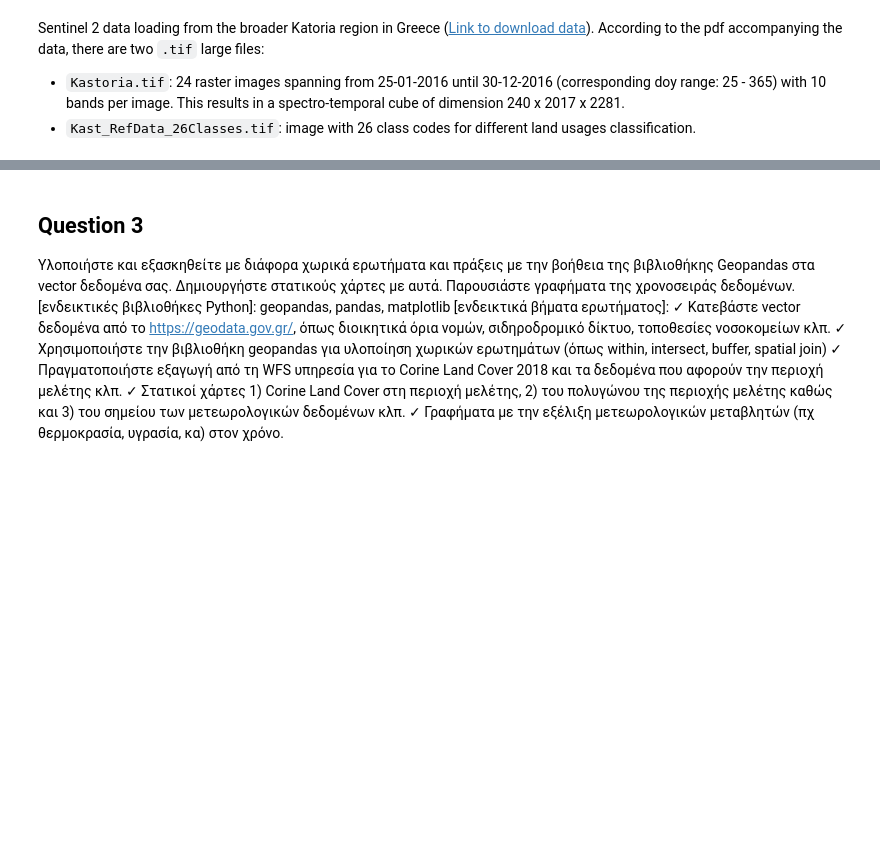
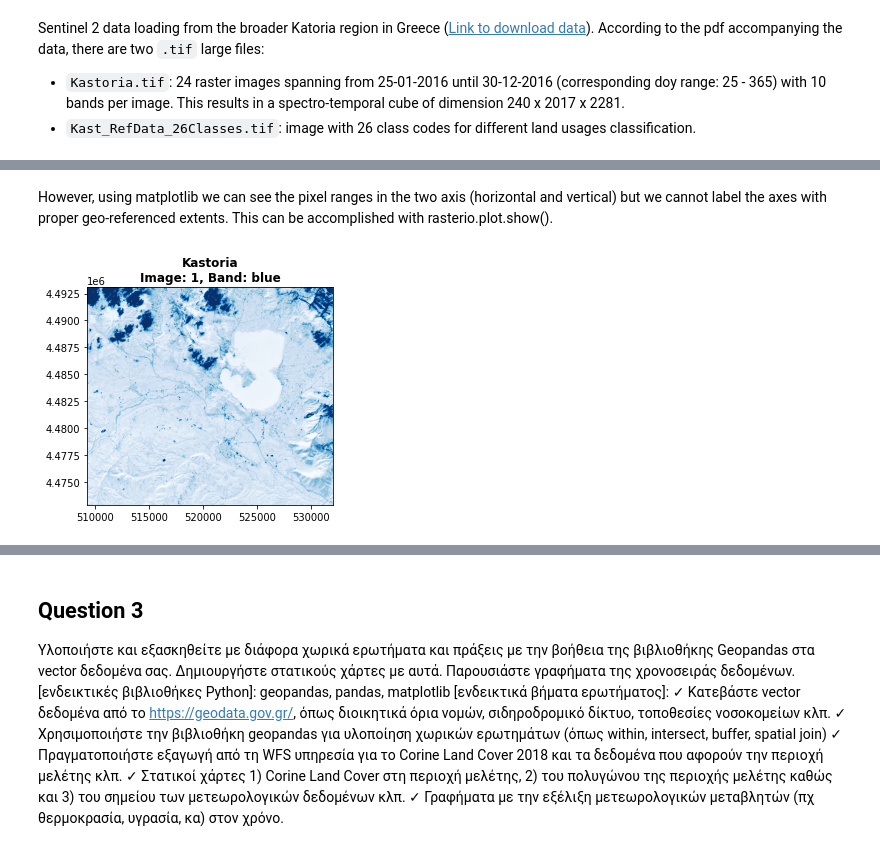
Before and after one commit to billdepo/Geospatial-Big-Data-Analytics-Lab, a Jupyter notebook: Lab02/Depastas_Vasileios_Geospatial_lab2.ipynb, the cells around one changed output, grey strips where cells are left out. Drawn from its saved outputs; the diff is of its cells as text; code cells hidden in the pictures; blank space fills up the shorter version.

```diff
--- a/Lab02/Depastas_Vasileios_Geospatial_lab2.ipynb
+++ b/Lab02/Depastas_Vasileios_Geospatial_lab2.ipynb
@@ -49,0 +67,9 @@ There are 0 no data values in the dataset
+# %% [markdown]
+However, using matplotlib we can see the pixel ranges in the two axis (horizontal and vertical) but we cannot label the axes with proper geo-referenced extents. This can be accomplished with rasterio.plot.show().
+# %%
+with rasterio.open(fp=full_kastoria_tiff_path, mode='r') as kastoria_tif: # open image dataset
+    #The 1st image (first date of dataset) has indexes 1,2,...,10 for its 10 bands
+    #The 1st band of it is the Blue band hence we will use 1 as the index for the image we plot below
+    show(source=(kastoria_tif, 1), title='Kastoria\nImage: 1, Band: blue', cmap='Blues', with_bounds=True)
+# %% [output]
+[figure, added]
```
Also changed, not shown: parts of 35 cells of this notebook.
